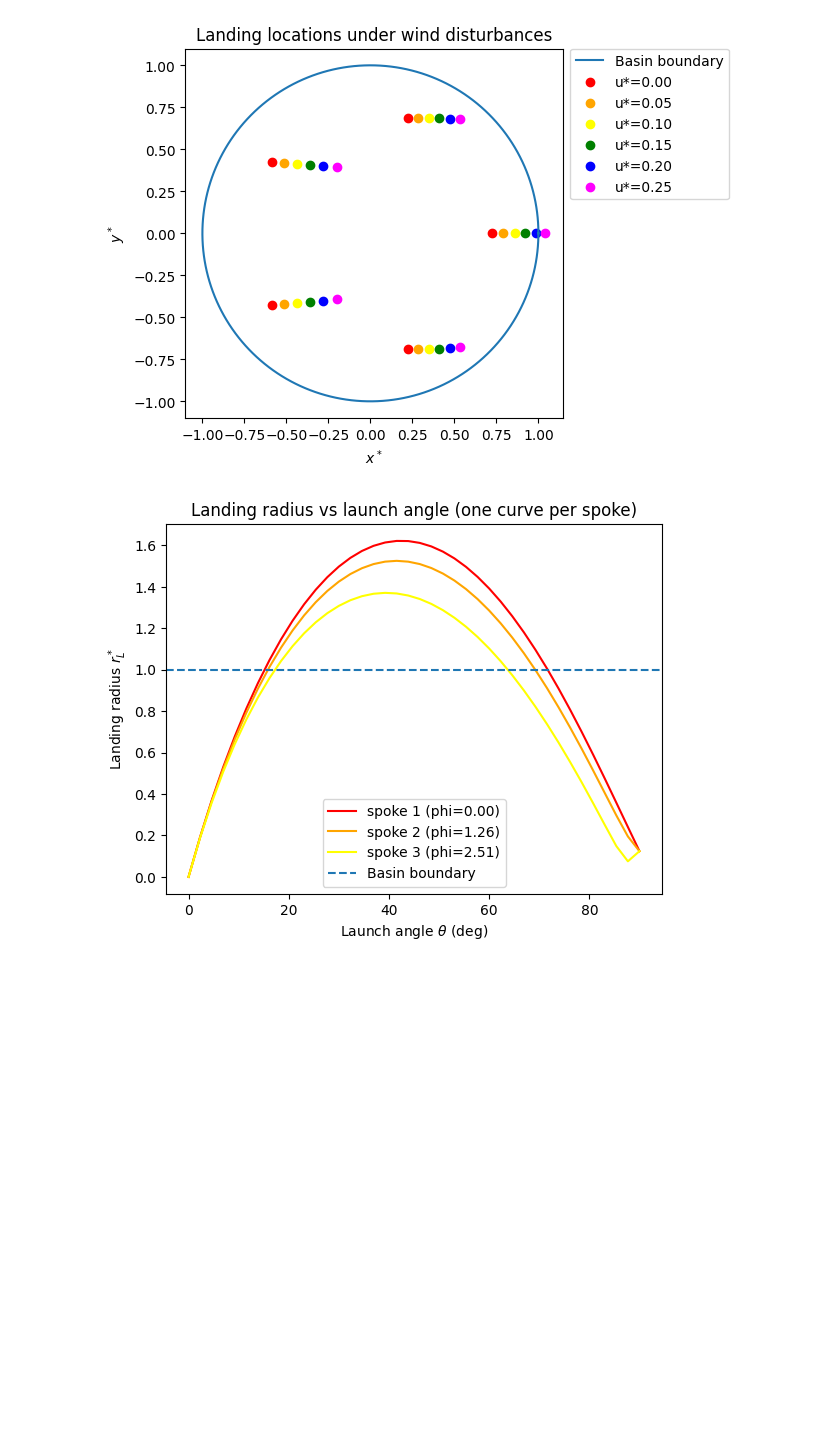
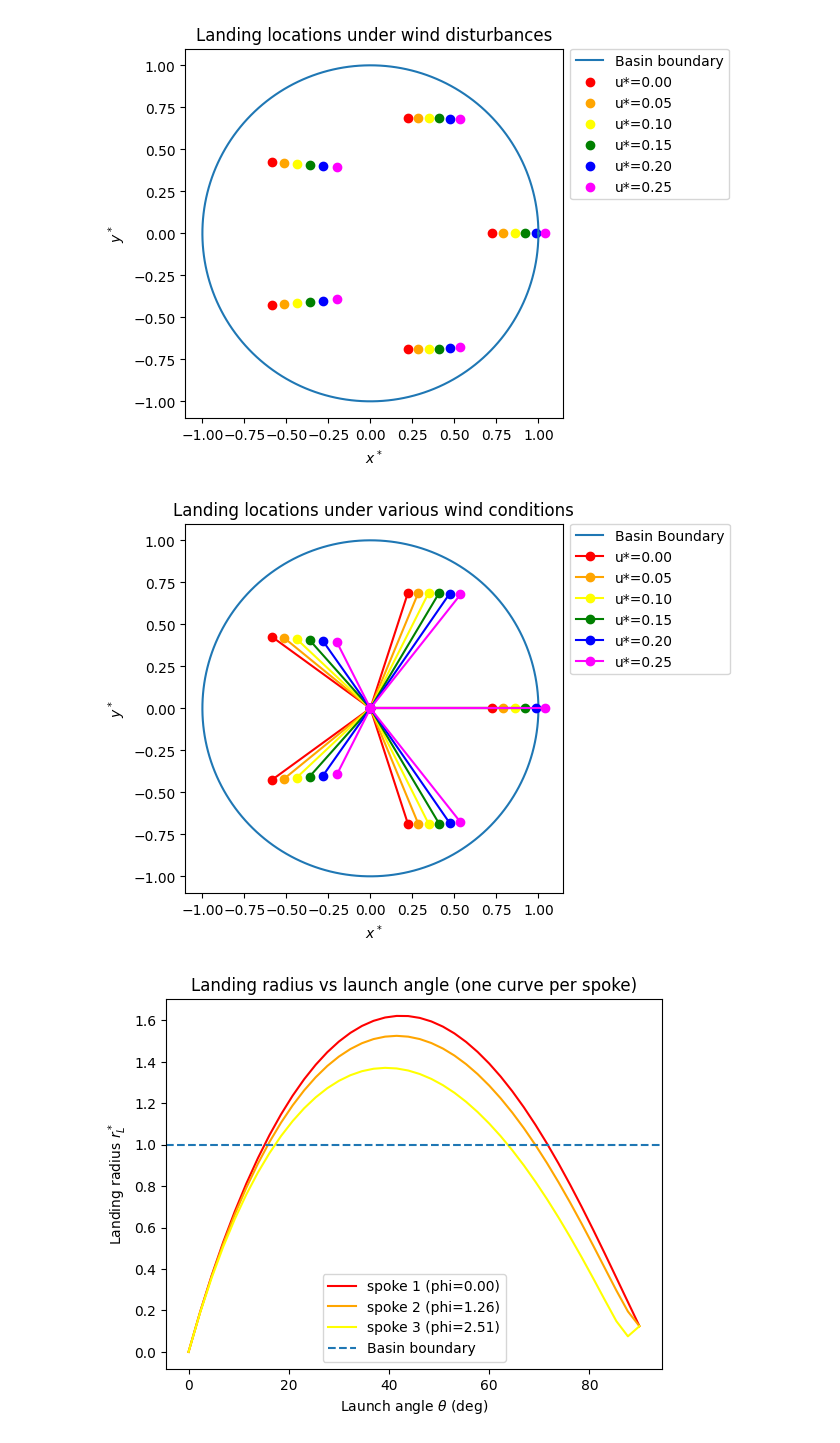
Before and after one commit to pavitra1905/FountainTrajectory, a Jupyter notebook: Pavitra_FT-Copy1-Tia_Edit.ipynb, the cells around one changed output. Drawn from its saved outputs; the diff is of its cells as text; code cells hidden in the pictures; blank space fills up the shorter version.

```diff
--- a/Pavitra_FT-Copy1-Tia_Edit.ipynb
+++ b/Pavitra_FT-Copy1-Tia_Edit.ipynb
@@ -201,4 +207,29 @@ plt.legend(loc="upper left",
 plt.show()
 # %% [output]
 [figure]
+# %%
+# Jet trajectory landing positions under increasing wind for each spoke
+plt.figure()
+plt.plot(np.cos(theta_circ), np.sin(theta_circ), label="Basin Boundary")
+
+for i, w in enumerate(winds):
+    for j, p in enumerate(phi):
+        _, land = simulate(theta, p, Gamma, Lambda, w)
+        if j == 0:
+            if land:
+                plt.plot([0, land["xL"]], [0, land["yL"]], marker="o", label=f"u*={w['u_star'][0]:.2f}", color =colors[i])
+        else:
+            if land:
+                plt.plot([0, land["xL"]], [0, land["yL"]], marker="o", color =colors[i])
+
+plt.gca().set_aspect("equal")
+plt.xlabel(r"$x^*$")
+plt.ylabel(r"$y^*$")
+plt.title("Landing locations under various wind conditions")
+plt.legend(loc="upper left",
+    bbox_to_anchor=(1.02, 1.0),
+    borderaxespad=0.0)
+plt.show()
+# %% [output]
+[figure, new version]
 # %%
```
Also changed, not shown: parts of 19 cells of this notebook.
